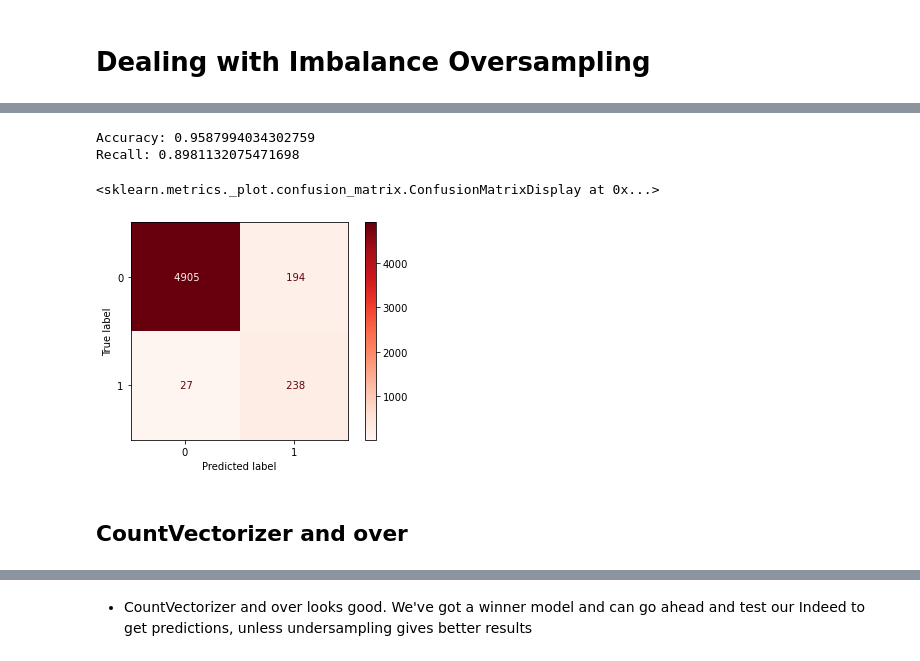
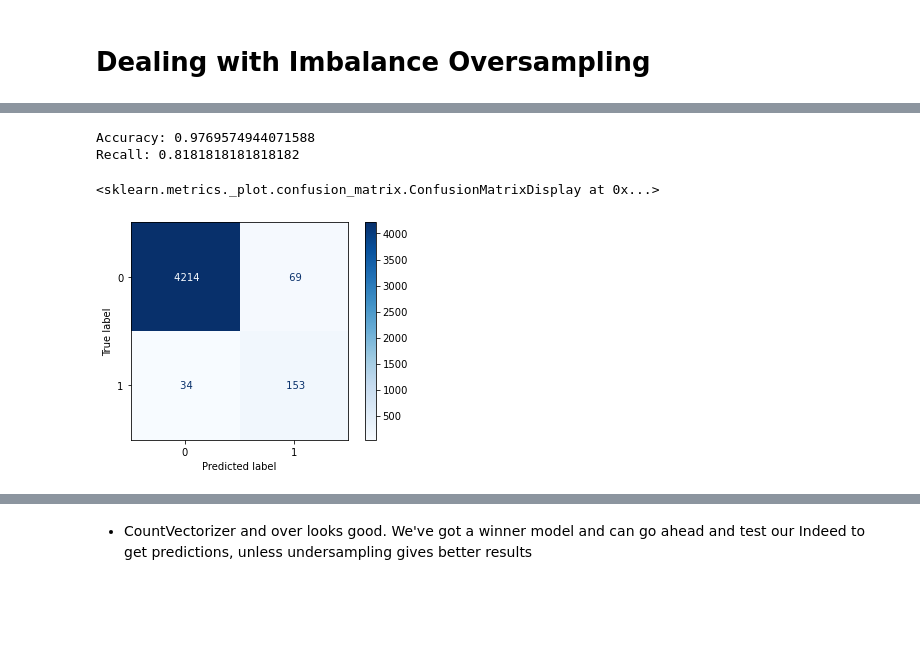
Before and after one commit to MellissaValle/Fraudulent-Job-Postings, a Jupyter notebook: notebook.ipynb, the cells around one changed output, grey strips where cells are left out. Cells and saved outputs as stored; diff of their text form; code cells hidden in the pictures; blank space fills up the shorter version.

```diff
--- a/notebook.ipynb
+++ b/notebook.ipynb
@@ -544,7 +469,7 @@ For more models check [Machine_Learning_Models](https://github.com/MellissaValle
 # %%
 # splitting our data in train and test
 X_train, X_test, y_train, y_test = train_test_split(data.text, data.fraudulent,
-                                                    test_size=0.3)
+                                                    test_size=0.25, random_state=seed)
 # %%
 y_train.value_counts()
 # %% [output]
@@ -629,5 +553,7 @@ plot_confusion_matrix(pipe,
 # %%
 imb_log_model = imbpipe(steps=[
-                         ('tfid',TfidfVectorizer(stop_words=stop_words)),
+                         ('vectorizer', CountVectorizer(stop_words=stop_words)),
                          ('over',RandomOverSampler(sampling_strategy='minority')),
-                         ('LR',LogisticRegression(C=.1))])
+                         ('LR',LogisticRegression(C=.1,random_state=seed))])
+# fitting the model
+imb_log_model.fit(X_train,y_train)
@@ -655,15 +578,13 @@ predicted = imb_log_model.predict(X_test)
 print("Accuracy:", accuracy_score(y_test, predicted))
 print("Recall:", recall_score(y_test, predicted))
 # %% [output]
-Accuracy: 0.9587994034302759
-Recall: 0.8981132075471698
+Accuracy: 0.9769574944071588
+Recall: 0.8181818181818182
 # %%
 plot_confusion_matrix(imb_log_model,
                       X_test, y_test,
-                      cmap='Reds',
+                      cmap='Blues',
                       values_format=' ')
 # %% [output]
 <sklearn.metrics._plot.confusion_matrix.ConfusionMatrixDisplay at 0x...>
-[figure, old version]
+[figure, new version]
-# %% [markdown]
-## CountVectorizer and over
```
Also changed, not shown: parts of 61 cells of this notebook.
